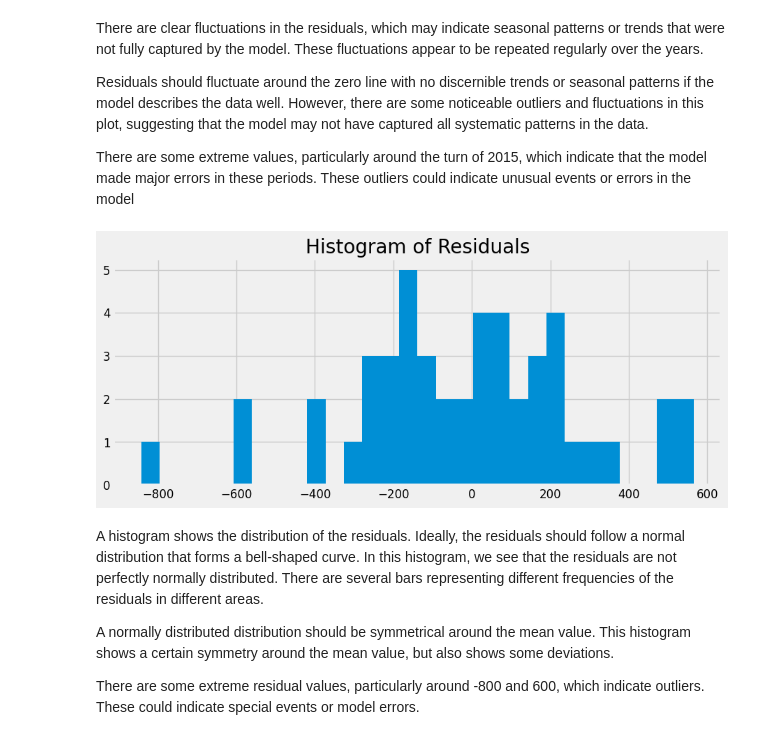
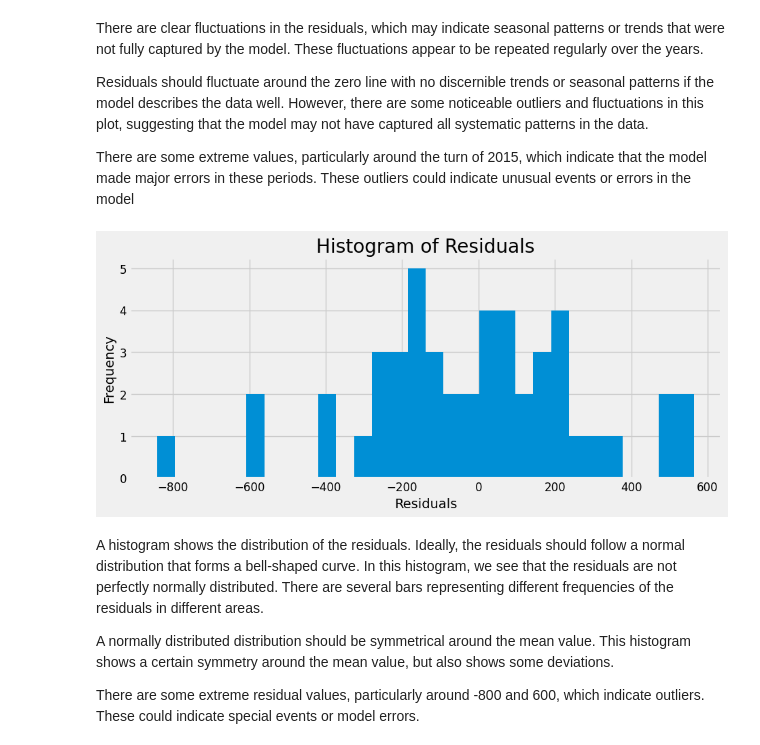
Before and after one commit to Sangeeths11/TimeSeriesForecasting, a Jupyter notebook: notebooks/time_series_analysis.ipynb, the cells around one changed output. Drawn from its saved outputs; the diff is of its cells as text; code cells hidden in the pictures.

Commit message:
chore: Update time series analysis visualizations give the axis names

```diff
--- a/notebooks/time_series_analysis.ipynb
+++ b/notebooks/time_series_analysis.ipynb
@@ -370,10 +372,12 @@ There are some extreme values, particularly around the turn of 2015, which indic
 # %%
 plt.figure(figsize=(10, 4))
 plt.hist(residuals, bins=30)
 plt.title('Histogram of Residuals')
+plt.xlabel('Residuals')
+plt.ylabel('Frequency')
 plt.show()
 # %% [output]
-[figure, old version]
+[figure, new version]
 # %% [markdown]
 A histogram shows the distribution of the residuals. Ideally, the residuals should follow a normal distribution that forms a bell-shaped curve.
 In this histogram, we see that the residuals are not perfectly normally distributed. There are several bars representing different frequencies of the residuals in different areas.
```
Also changed, not shown: parts of 2 cells of this notebook.
